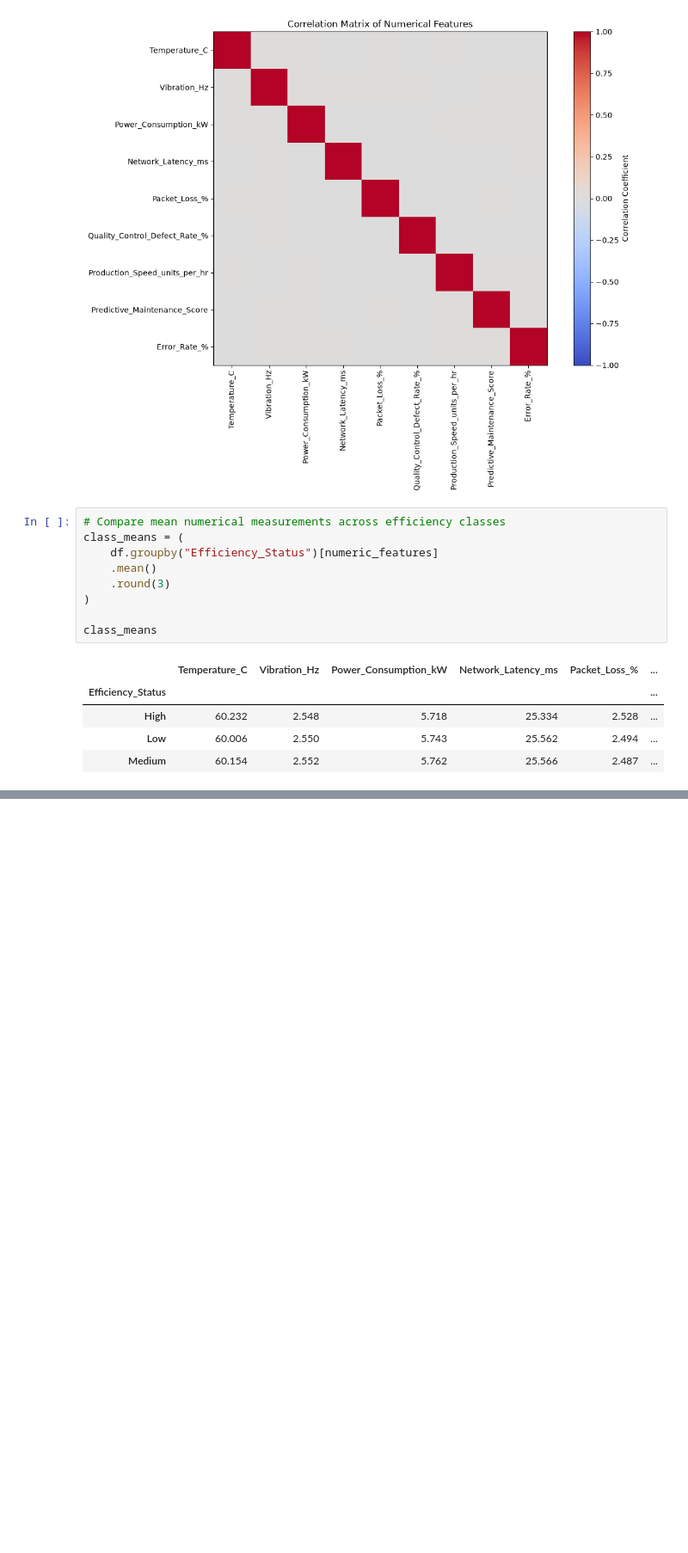
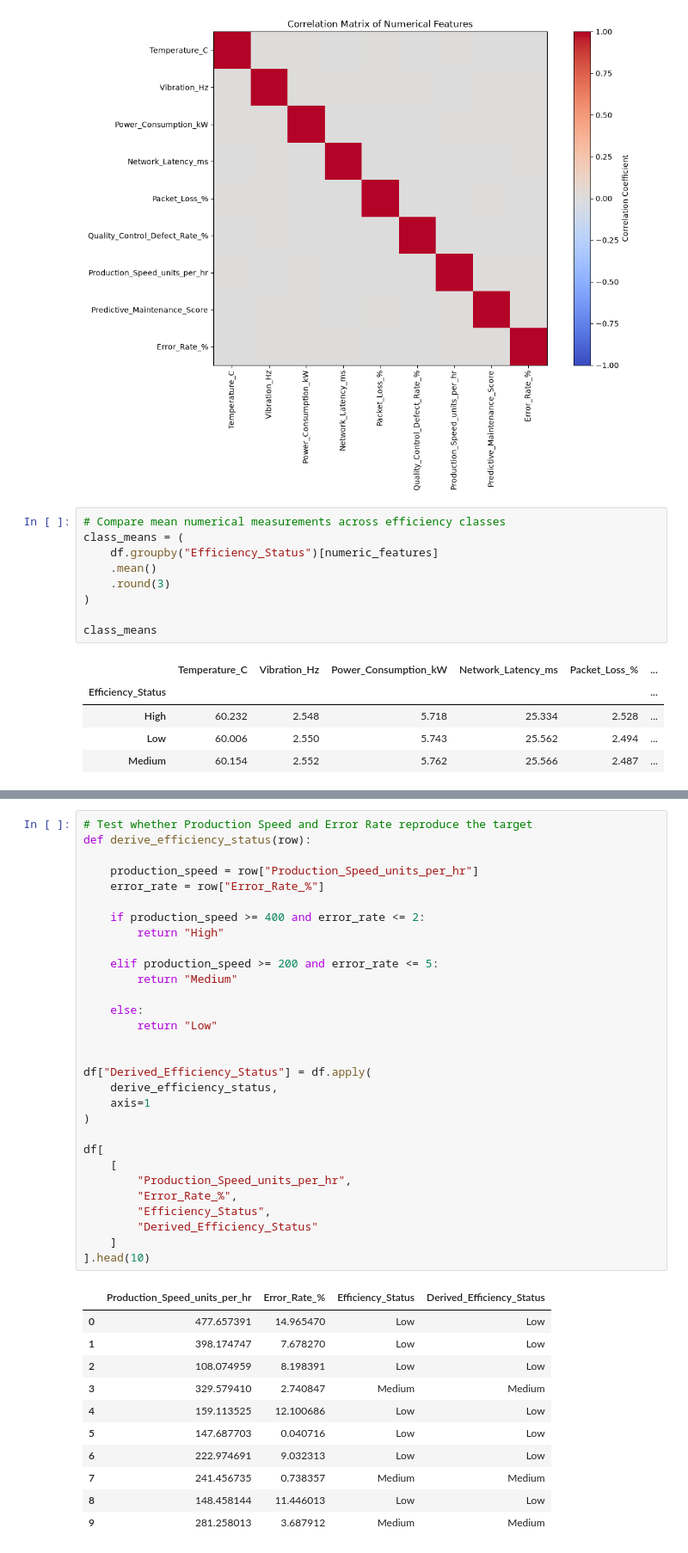
Before and after one commit to janithTG/AI-Group-Project-UW, a Jupyter notebook: notebooks/dataset_explore.ipynb, the cells around one changed output, grey strips where cells are left out. Shown at 86% size. Cells and saved outputs as stored; diff of their text form; blank space fills up the shorter version.

```diff
--- a/notebooks/dataset_explore.ipynb
+++ b/notebooks/dataset_explore.ipynb
@@ -286,0 +380,42 @@ class_means
+# %%
+# Test whether Production Speed and Error Rate reproduce the target
+def derive_efficiency_status(row):
+
+    production_speed = row["Production_Speed_units_per_hr"]
+    error_rate = row["Error_Rate_%"]
+
+    if production_speed >= 400 and error_rate <= 2:
+        return "High"
+
+    elif production_speed >= 200 and error_rate <= 5:
+        return "Medium"
+
+    else:
+        return "Low"
+
+
+df["Derived_Efficiency_Status"] = df.apply(
+    derive_efficiency_status,
+    axis=1
+)
+
+df[
+    [
+        "Production_Speed_units_per_hr",
+        "Error_Rate_%",
+        "Efficiency_Status",
+        "Derived_Efficiency_Status"
+    ]
+].head(10)
+# %% [output]
+|  | Production_Speed_units_per_hr | Error_Rate_% | Efficiency_Status | Derived_Efficiency_Status |
+| 0 | 477.657391 | 14.965470 | Low | Low |
+| 1 | 398.174747 | 7.678270 | Low | Low |
+| 2 | 108.074959 | 8.198391 | Low | Low |
+| 3 | 329.579410 | 2.740847 | Medium | Medium |
+| 4 | 159.113525 | 12.100686 | Low | Low |
+| 5 | 147.687703 | 0.040716 | Low | Low |
+| 6 | 222.974691 | 9.032313 | Low | Low |
+| 7 | 241.456735 | 0.738357 | Medium | Medium |
+| 8 | 148.458144 | 11.446013 | Low | Low |
+| 9 | 281.258013 | 3.687912 | Medium | Medium |
```
Also changed, not shown: parts of 7 cells of this notebook.
